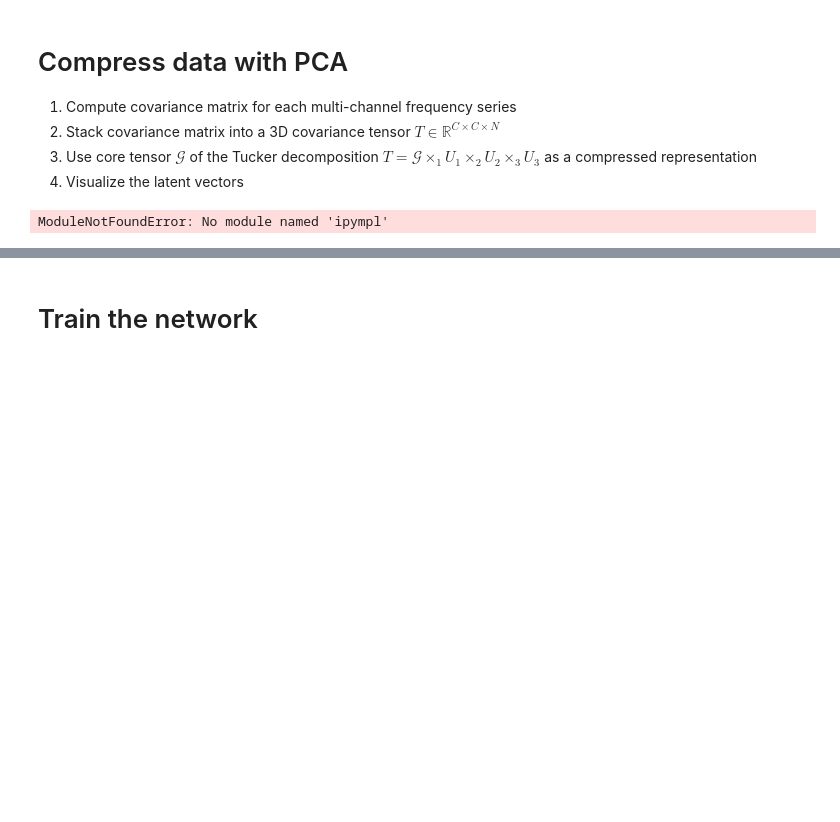
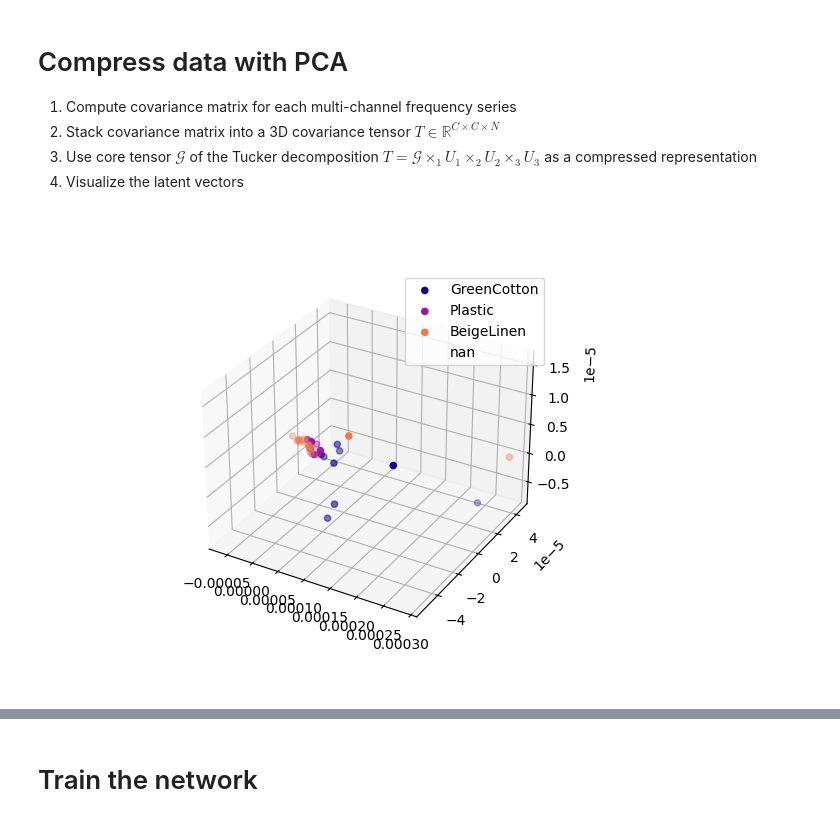
Before and after one commit to wngfra/fingerSense, a Jupyter notebook: offline_learning/analysis.ipynb, the cells around one changed output, grey strips where cells are left out. Cells and saved outputs as stored; diff of their text form; code cells hidden in the pictures; blank space fills up the shorter version.

```diff
--- a/offline_learning/analysis.ipynb
+++ b/offline_learning/analysis.ipynb
@@ -59,31 +59,31 @@ Q_transformed = transformer.transform(Q)
 # %%
 import pandas as pd
 import matplotlib.pyplot as plt
 from mpl_toolkits.mplot3d import Axes3D
 
 %matplotlib widget
 
-Q3d = Q[:, :3]
+Q3d = Q_transformed[:, :3]
 
 df0 = pd.DataFrame(texture, columns=["texture"])
 df1 = pd.DataFrame(labels, columns=["id", "pressure", "speed"])
 df2 = pd.DataFrame(Q3d, columns=["x1", "x2", "x3"])
 df  = pd.concat([df0, df1, df2], axis=1)
 
 textures = df["texture"].unique()
 pressures = df["pressure"].unique()
 speeds = df["speed"].unique()
 cmap = plt.cm.get_cmap("plasma", len(textures))
 
 fig = plt.figure()
 ax = fig.add_subplot(1, 1, 1, projection='3d')
 
 for i, texture in enumerate(textures):
     X = df[df["texture"] == texture]
     x1, x2, x3 = X['x1'], X['x2'], X['x3']
     ax.scatter(x1, x2, x3, s=20, c=np.tile(cmap(i), (len(x1), 1)))
     ax.legend(textures)
 
 plt.show()
 # %% [output]
-ModuleNotFoundError: No module named 'ipympl'
+[figure, added]
```
Also changed, not shown: parts of 1 cell of this notebook.
